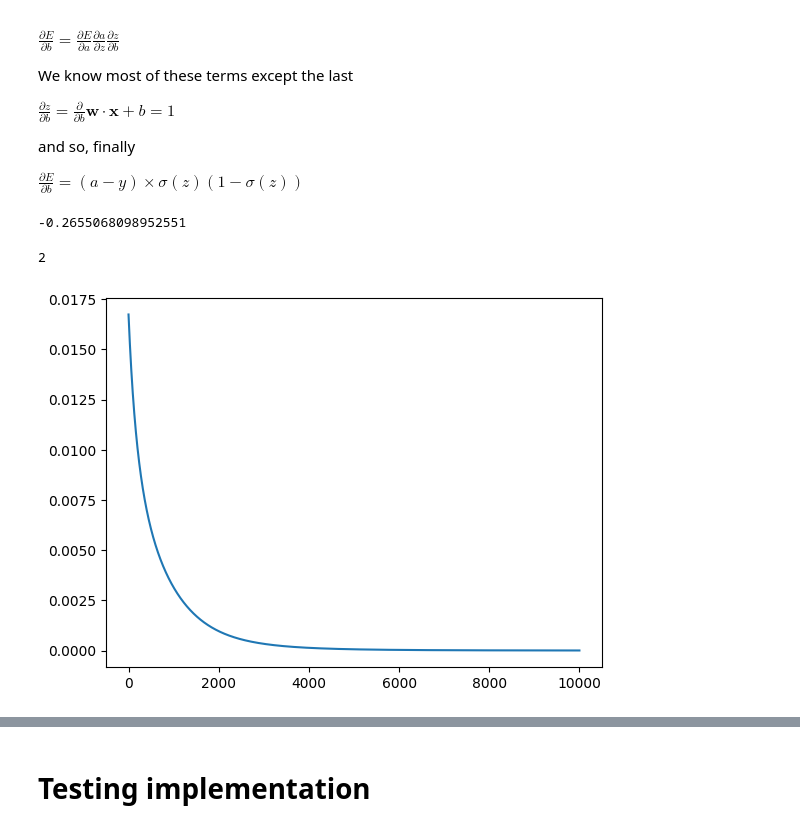
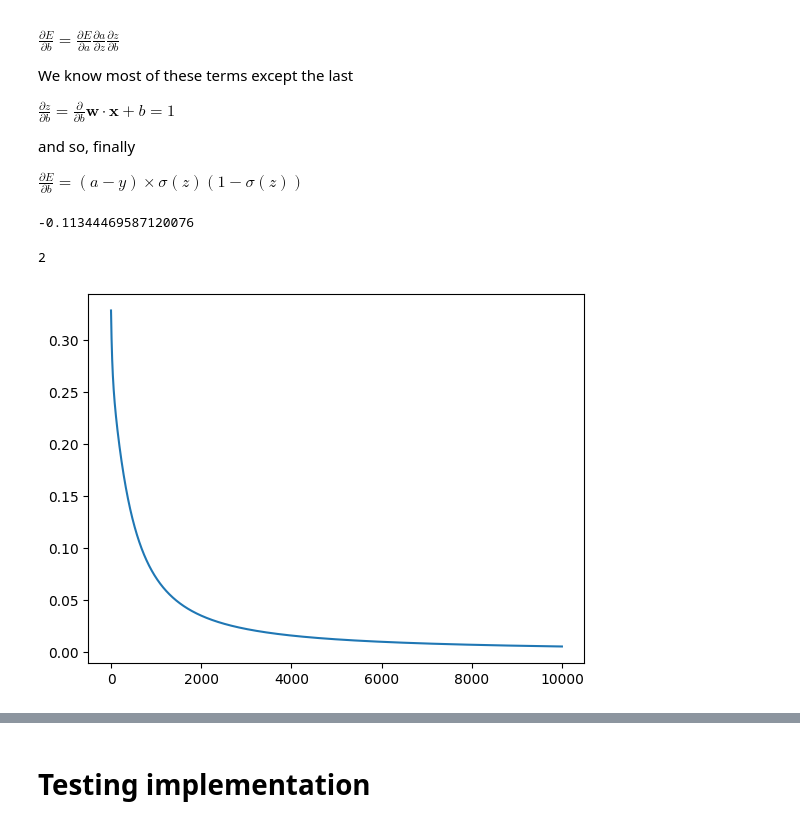
Before and after one commit to dkersh/NeuralNetworks_from_scratch, a Jupyter notebook: class_implementation.ipynb, the cells around one changed output, grey strips where cells are left out. Drawn from its saved outputs; the diff is of its cells as text; code cells hidden in the pictures.

```diff
--- a/class_implementation.ipynb
+++ b/class_implementation.ipynb
@@ -110,12 +110,15 @@ class Neuron():
     input_shape: int
     activation_function: ActivationFunction
     weights: np.ndarray[np.float64] = None
-    bias: float = np.random.rand()
+    bias: float = np.random.rand(1)
     error: float = 0
     delta: np.ndarray = np.array([])
     delta_weights: np.ndarray = np.array([])
+    weights_gradient = 0
+    bias_gradient = 0
     z: float = None
     a: float = None
+    inputs = None
 
     def __post_init__(self):
         """Initialise the weights. We do this post_initialisation because we depend
@@ -130,22 +133,28 @@ class Neuron():
 
         return self.a
 
-    def backward(self, delta: np.ndarray, previous_output: float):
+    #def backward(self, delta: np.ndarray):
+    #    self.error = delta * self.activation_function.derivative(self.z)
+    #    self.delta = np.append(self.delta, self.error)##
+
+    #    return self.error
+
+    def backward(self, delta: np.ndarray):
         self.error = delta * self.activation_function.derivative(self.z)
-        self.delta = np.append(self.delta, self.error)
-        self.delta_weights = np.append(self.delta_weights, np.outer(self.error, previous_output))
+        self.weights_gradient +=  np.outer(delta, self.inputs)
+        self.bias_gradient += delta
 
         return self.error
 
-    def append_errors(self, previous_output):
-        self.delta = np.append(self.delta, self.error)
-        self.delta_weights = np.append(self.delta_weights, np.outer(self.error, previous_output))
+    def update_weights(self, lr=0.05):
+        weights_gradient = np.mean(np.outer(self.delta, self.inputs), axis=0)
+        bias_gradient = np.mean(self.delta)
 
-    def update_weights(self, lr=0.05):
-        self.weights -= (lr/4) * np.mean(self.delta_weights)
-        self.bias -= (lr/4) * np.mean(self.delta)
-        self.delta_weights = np.array([])
-        self.delta = np.array([])
+        self.weights -= (np.squeeze(self.weights_gradient) * lr)
+        self.bias -= ( self.bias_gradient * lr)
+
+        self.weights_gradient = 0
+        self.bias_gradient = 0
 # %%
 X = [[0, 0], [0, 1], [1, 0], [1, 1]]
 Y = [0, 1, 1, 1]
@@ -161,7 +170,7 @@ for x, y in zip(X, Y):
 
 print(E_prime)
 # %% [output]
--0.2655068098952551
+-0.11344469587120076
 # %%
 n1.input_shape
 # %% [output]
@@ -169,21 +178,22 @@ n1.input_shape
 # %%
 n1 = Neuron(2, Sigmoid())
 all_E = []
 for i in range(10000):
+    E = 0
     for x, y in zip(X, Y):
         x = np.array(x)
         y = np.array(y)
 
         a = n1.forward(x)
-        E = 0.5*(y - a)**2
+        E += 0.5*(y - a)**2
         E_prime = (a - y)
-        delta = n1.backward(E_prime, x)
+        delta = n1.backward(E_prime)
 
         n1.update_weights()
     all_E += [E]
 
 plt.figure()
 plt.plot(all_E)
 plt.show()
 # %% [output]
-[figure, old version]
+[figure, new version]
```
Also changed, not shown: parts of 31 cells of this notebook.
